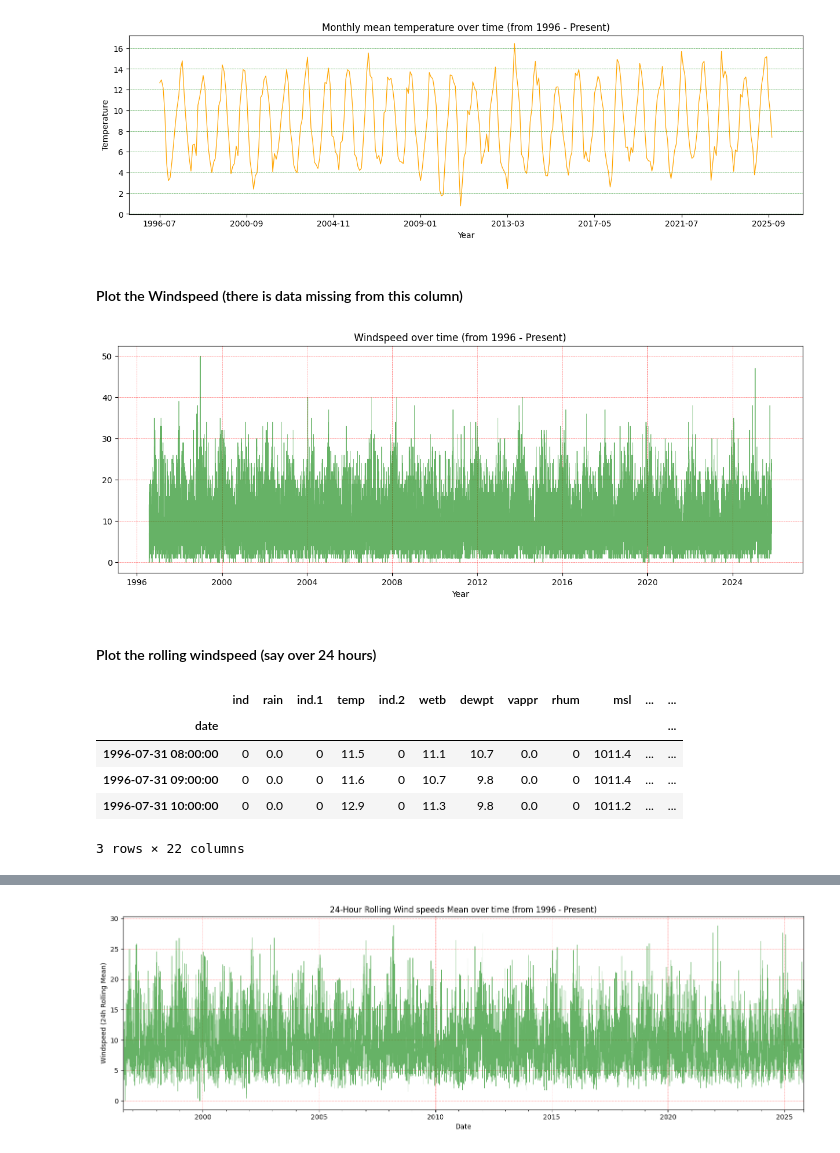
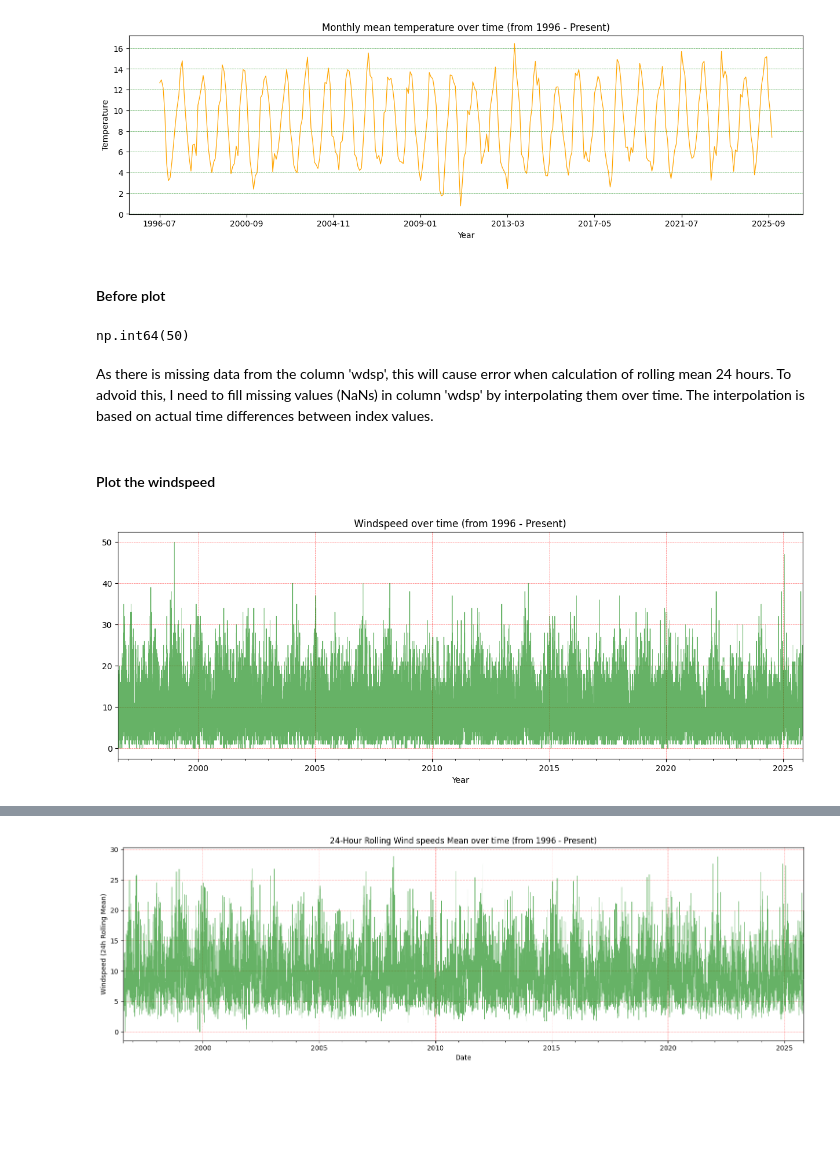
Before and after one commit to quyenphanlyons/programming-for-data-analytics, a Jupyter notebook: assignments/assignment06-weather.ipynb, the cells around one changed output, grey strips where cells are left out. Saved outputs shown, nothing was run; the diff lists cells and outputs as text; code cells hidden in the pictures; blank space fills up the shorter version.

```diff
--- a/assignments/assignment06-weather.ipynb
+++ b/assignments/assignment06-weather.ipynb
@@ -95,31 +95,32 @@ plt.show()
 # %% [output]
 [figure]
 # %% [markdown]
-#### Plot the Windspeed (there is data missing from this column)
+#### Before plot
 # %%
-# change the type on 'wdsp' to numeric
+# change the type on 'wdsp' to numeric, the missing value will be turned into NaN with parameter errors="coerce"
 df["wdsp"] = pd.to_numeric(df["wdsp"], errors="coerce")
+
+# count the number of missing values
+df["wdsp"].isna().sum()
+# %% [output]
+np.int64(50)
+# %% [markdown]
+As there is missing data from the column 'wdsp', this will cause error when calculation of rolling mean 24 hours. To advoid this, I need to fill missing values (NaNs) in column 'wdsp' by interpolating them over time. The interpolation is based on actual time differences between index values.
+# %%
+# Set 'date' as index as interpolate based on actual time differences between index values
+df = df.set_index('date')
+
+# Interpolate missing windspeed (linear is best for meteorological data) -- I use AI to help me with this.
+df['wdsp'] = df['wdsp'].interpolate(method='time', limit_direction='both', limit_area='inside', limit=100)
+# %% [markdown]
+#### Plot the windspeed
 # %%
 # Plot the windspeed
 plt.figure(figsize=(15,5))
-plt.plot(df['date'],df["wdsp"], color="green",alpha=0.6,linewidth=0.6)
+df["wdsp"].plot(color="green",alpha=0.6,linewidth=0.6)
 plt.title('Windspeed over time (from 1996 - Present)')
 plt.xlabel('Year')
 plt.grid(color = 'red', linestyle = '--', linewidth = 0.4, alpha=0.7)
-plt.locator_params(axis='y', nbins=8)
 plt.show()
 # %% [output]
-[figure, old version]
+[figure, new version]
-# %% [markdown]
-#### Plot the rolling windspeed (say over 24 hours)
-# %%
-# Set column 'date' as index
-df1 = df.set_index('date')#.sort_index()
-df1.head(3)
-# %% [output]
-|  | ind | rain | ind.1 | temp | ind.2 | wetb | dewpt | vappr | rhum | msl | ... | ... |
-| date |  |  |  |  |  |  |  |  |  |  |  | ... |
-| 1996-07-31 08:00:00 | 0 | 0.0 | 0 | 11.5 | 0 | 11.1 | 10.7 | 0.0 | 0 | 1011.4 | ... | ... |
-| 1996-07-31 09:00:00 | 0 | 0.0 | 0 | 11.6 | 0 | 10.7 | 9.8 | 0.0 | 0 | 1011.4 | ... | ... |
-| 1996-07-31 10:00:00 | 0 | 0.0 | 0 | 12.9 | 0 | 11.3 | 9.8 | 0.0 | 0 | 1011.2 | ... | ... |
-3 rows × 22 columns
```
Also changed, not shown: parts of 16 cells of this notebook, 6 other files.
